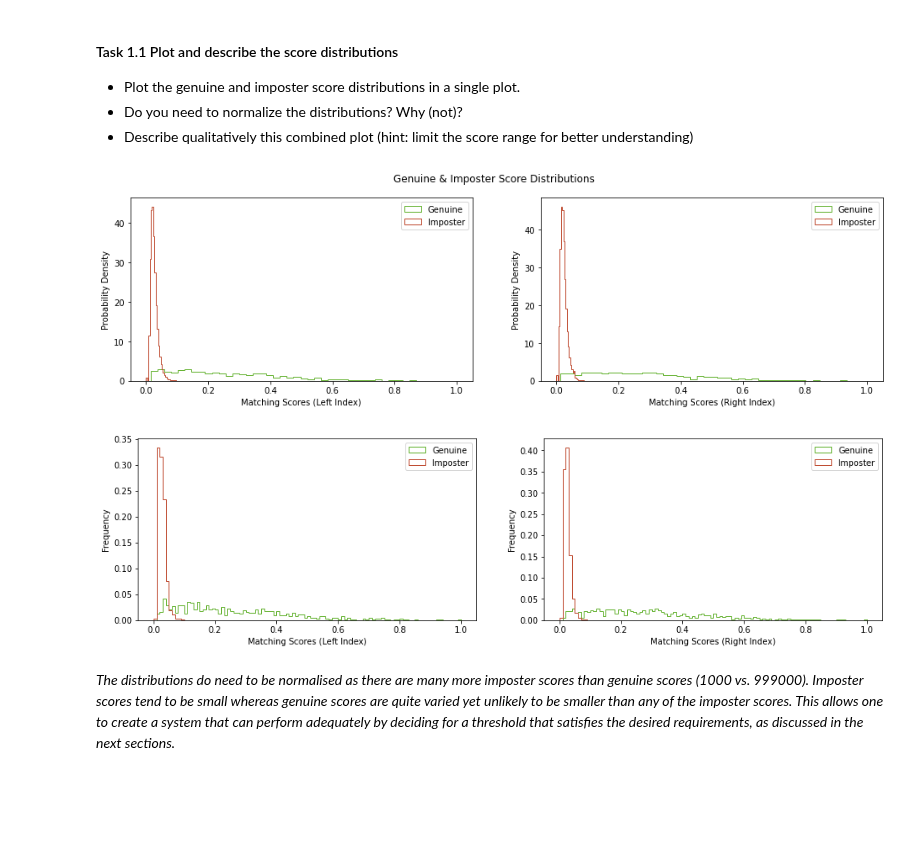
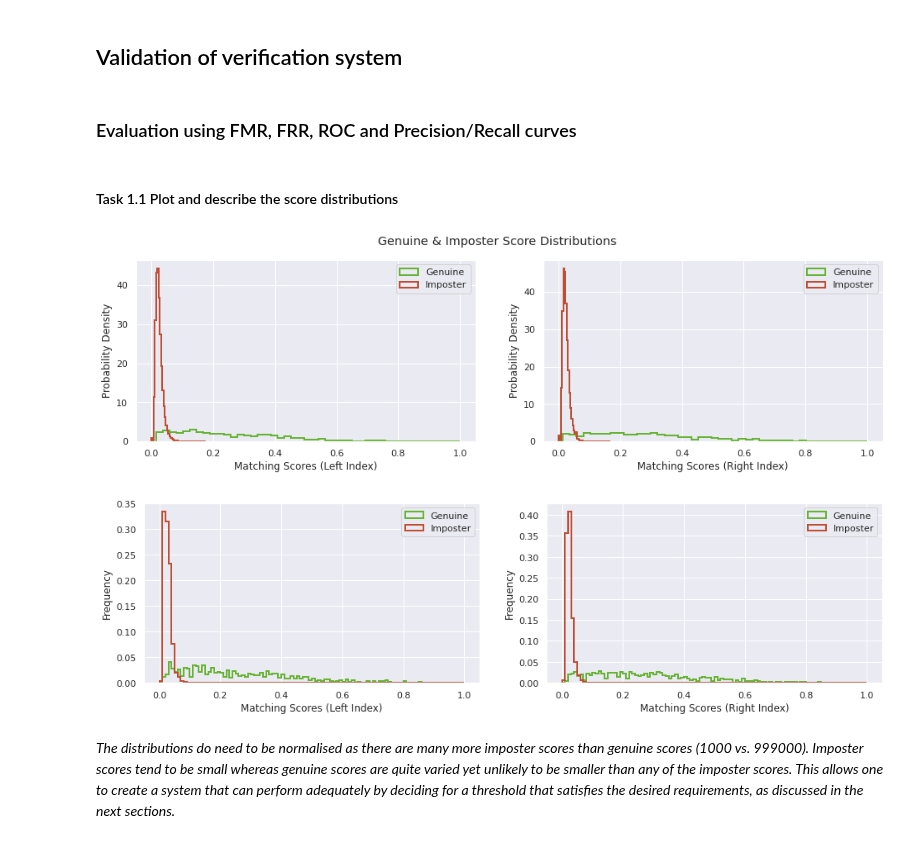
Before and after one commit to BrunoVandekerkhove/biometric-systems, a Jupyter notebook: evaluation/evaluation.ipynb, the cells around one changed output. Drawn from its saved outputs; the diff is of its cells as text; code cells hidden in the pictures; blank space fills up the shorter version.

```diff
--- a/evaluation/evaluation.ipynb
+++ b/evaluation/evaluation.ipynb
@@ -28,3 +23,5 @@ import os
 import pandas as pd # data analysis
 from tqdm.notebook import tqdm as tqdm_notebook # progress bar
 import BSSR1
+import seaborn as sns
+sns.set(style="darkgrid")
@@ -118,11 +83,10 @@ From the previously calculated genuine and impostor scores for the available dat
-# %% [markdown]
-
-#### Task 1.1 Plot and describe the score distributions
-
-* Plot the genuine and imposter score distributions in a single plot.
-* Do you need to normalize the distributions? Why (not)?
-* Describe qualitatively this combined plot (hint: limit the score range for better understanding)
-</font>
+# %% [markdown]
+## Validation of verification system
+# %% [markdown]
+### Evaluation using FMR, FRR, ROC and Precision/Recall curves
+# %% [markdown]
+
+#### Task 1.1 Plot and describe the score distributions
 # %%
 """Plot the genuine and imposter score distributions."""
 
@@ -138,7 +102,7 @@ ri_genuine_weights = to_weights(ri_scores[ri_genuine_id > 0])
 ri_imposter_weights = to_weights(ri_scores[ri_genuine_id < 1])
 
 # Probability density functions
-kwargs = dict(histtype='step', density=True, bins=45)
+kwargs = dict(histtype='step', density=True, bins=45, lw=2)
 figure, axes = plt.subplots(ncols=2, figsize=(16,4))
 figure.suptitle('Genuine & Imposter Score Distributions')
 axes[0].hist(li_scores[li_genuine_id > 0],
@@ -168,36 +132,37 @@ plt.show()
 # Plot frequencies
 kwargs = dict(histtype='step',
               density=False,
+              lw=2,
               bins=np.arange(0.0, 1.01, 0.01)) # bins=45 (fixed # of bins)
 figure, axes = plt.subplots(ncols=2, figsize=(16,4))
 axes[0].hist(li_scores[li_genuine_id > 0],
              weights=li_genuine_weights,
              color=(0.4,0.7,0.2),
              label='Genuine',
              **kwargs)
 axes[0].hist(li_scores[li_genuine_id < 1],
              weights=li_imposter_weights,
              color=(0.75,0.3,0.2),
              label='Imposter',
              **kwargs)
 axes[0].set(xlabel='Matching Scores (Left Index)',
             ylabel='Frequency')
 axes[0].legend();
 axes[1].hist(ri_scores[ri_genuine_id > 0],
              weights=ri_genuine_weights,
              color=(0.4,0.7,0.2),
              label='Genuine',
              **kwargs)
 axes[1].hist(ri_scores[ri_genuine_id < 1],
              weights=ri_imposter_weights,
              color=(0.75,0.3,0.2),
              label='Imposter',
              **kwargs)
 axes[1].legend();
 axes[1].set(xlabel='Matching Scores (Right Index)', ylabel='Frequency')
 plt.show()
 # %% [output]
-[figure, old version]
+[figure, new version]
-[figure, old version]
+[figure, new version]
 # %% [markdown]
 *The distributions do need to be normalised as there are many more imposter scores than genuine scores (1000 vs. 999000). Imposter scores tend to be small whereas genuine scores are quite varied yet unlikely to be smaller than any of the imposter scores. This allows one to create a system that can perform adequately by deciding for a threshold that satisfies the desired requirements, as discussed in the next sections.*
```
Also changed, not shown: parts of 34 cells of this notebook.
